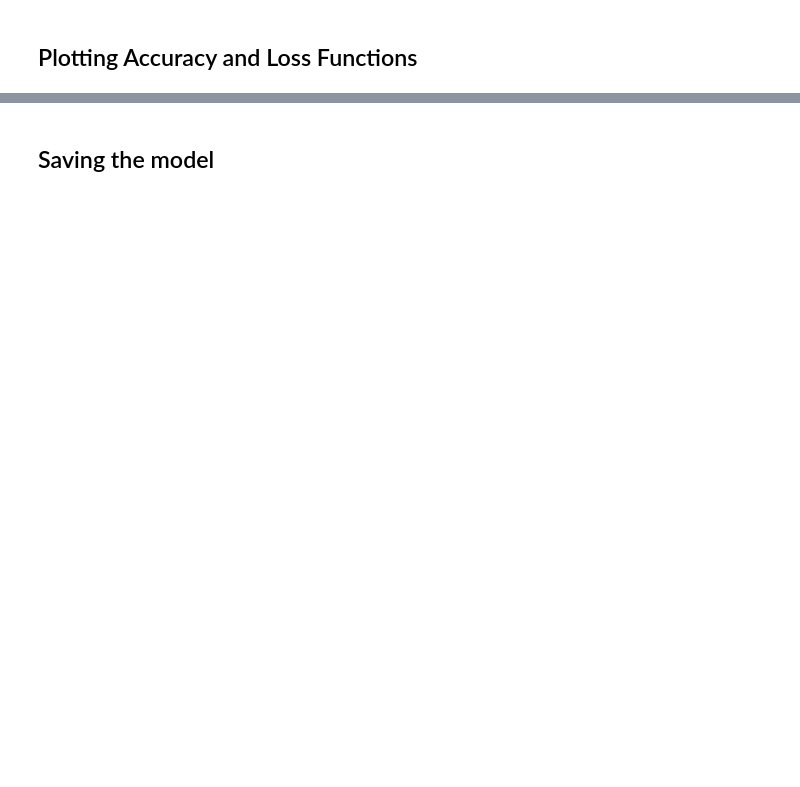
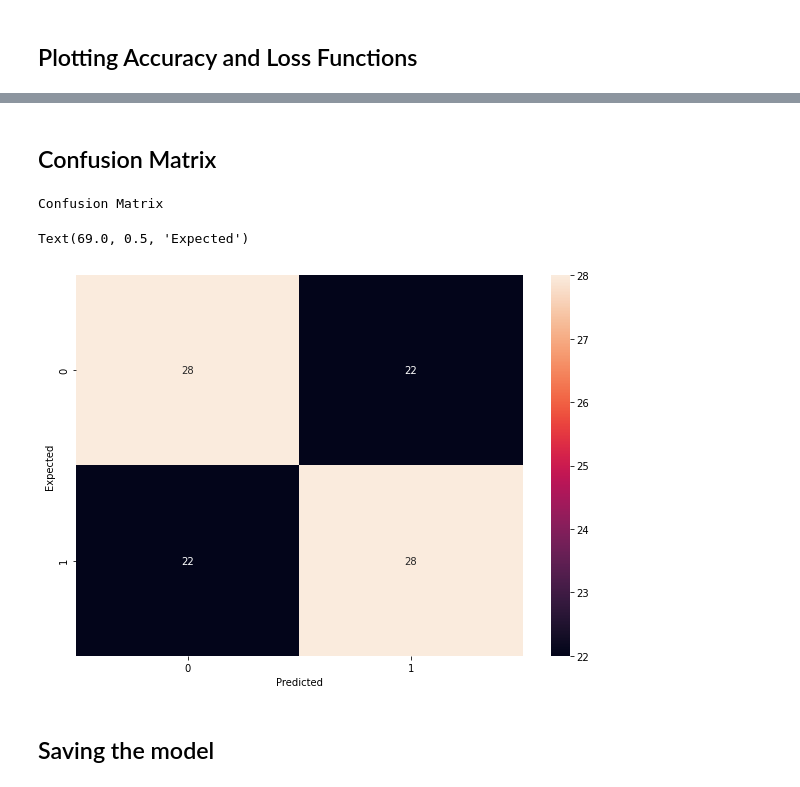
Before and after one commit to DhilipSanjay/Detection-of-Sensitive-Data-Exposure-in-Images, a Jupyter notebook: Image_Classification.ipynb, the cells around one changed output, grey strips where cells are left out. Drawn from its saved outputs; the diff is of its cells as text; code cells hidden in the pictures; blank space fills up the shorter version.

Commit message:
Added confusion matrix

```diff
--- a/Image_Classification.ipynb
+++ b/Image_Classification.ipynb
@@ -227,3 +228,22 @@ plot_graphs(history, "loss")
+# %% [markdown]
+## Confusion Matrix
+# %%
+import seaborn
+y_pred = model.predict(validation_generator, 20)
+print('Confusion Matrix')
+y_predicted_labels = y_pred > 0.5
+y_predicted_labels = y_predicted_labels.reshape(100, )
+cm = tf.math.confusion_matrix(labels=validation_generator.classes, predictions=y_predicted_labels)
+
+# Plot the confusion matrix
+plt.figure(figsize = (10,7))
+seaborn.heatmap(cm, annot=True, fmt='d')
+plt.xlabel('Predicted')
+plt.ylabel('Expected')
+# %% [output]
+Confusion Matrix
+Text(69.0, 0.5, 'Expected')
+[figure, added]
 # %% [markdown]
 ## Saving the model
 # %%
```
Also changed, not shown: parts of 6 cells of this notebook.
